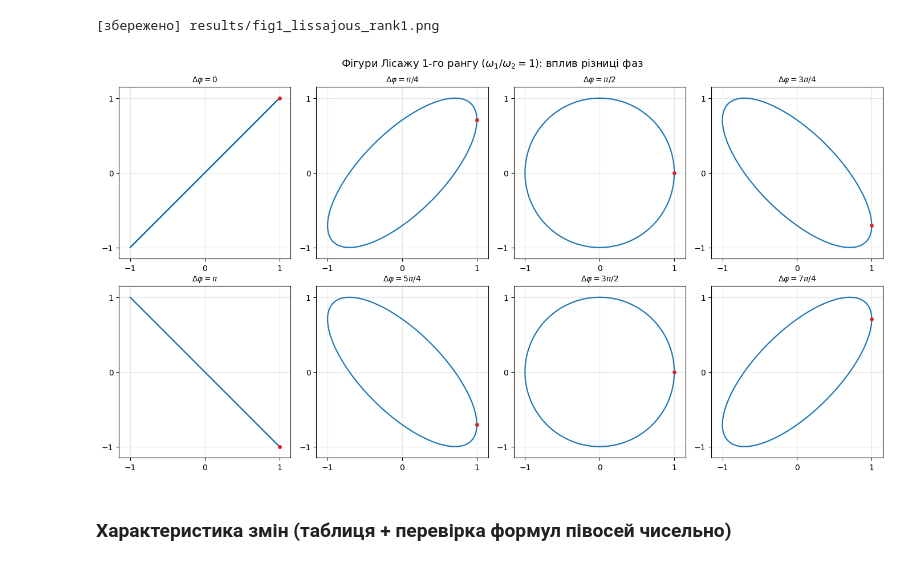
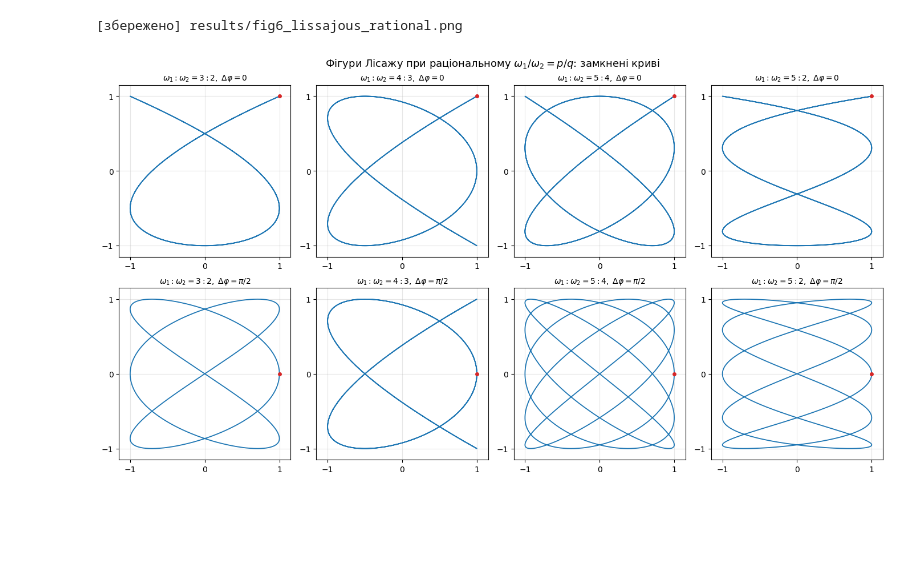
Before and after one commit to sofilukash/math_modeling, a Jupyter notebook: lab1/task1_lissajous_chebyshev.ipynb, the cells around one changed output. Saved outputs shown, nothing was run; the diff lists cells and outputs as text; code cells hidden in the pictures; blank space fills up the shorter version.

```diff
--- a/lab1/task1_lissajous_chebyshev.ipynb
+++ b/lab1/task1_lissajous_chebyshev.ipynb
@@ -61,0 +194,13 @@ $a=\sqrt{1+|\cos\Delta\varphi|}$, $b=\sqrt{1-|\cos\Delta\varphi|}$ (вісь в
+# %%
+# Один повний період биття: усі проміжні фігури накладаються
+fig, axes = plt.subplots(1, 2, figsize=(11, 5.5))
+for ax, (w1, w2, rank) in zip(axes, [(1.02, 1.0, 1), (2.02, 1.0, 2)]):
+    tb = np.linspace(0, 2 * np.pi / (w1 - rank * w2), 60000)
+    x, y = lissajous(w1, w2, 0, 0, tb)
+    ax.plot(x, y, lw=0.3)
+    ax.set_aspect("equal")
+    ax.set_title(rf"$\omega_1/\omega_2={w1}$, $t\in[0,\,T]$", fontsize=11)
+fig.suptitle(r"Траєкторія за повний період биття $T=2\pi/\delta$", fontsize=12)
+fig.tight_layout()
+save(fig, "fig5_lissajous_beat.png")
+plt.show()
@@ -62,17 +217,17 @@ $a=\sqrt{1+|\cos\Delta\varphi|}$, $b=\sqrt{1-|\cos\Delta\varphi|}$ (вісь в
 # %%
-t = np.linspace(0, 2 * np.pi, 2000)
+# Раціональні відношення p:q — замкнені криві
+ratios = [(3, 2), (4, 3), (5, 4), (5, 2)]
+t = np.linspace(0, 2 * np.pi, 6000)
 
 fig, axes = plt.subplots(2, 4, figsize=(14, 7.5))
-for k, ax in enumerate(axes.ravel()):
-    dphi = k * np.pi / 4
-    x, y = lissajous(1, 1, 0, dphi, t)
-    draw(ax, x, y, rf"$\Delta\varphi={PHASE_LABELS[k]}$")
-fig.suptitle(r"Фігури Лісажу 1-го рангу ($\omega_1/\omega_2=1$): вплив різниці фаз", fontsize=13)
-fig.tight_layout()
-save(fig, "fig1_lissajous_rank1.png")
+for col, (p, q) in enumerate(ratios):
+    for row, (dphi, lab) in enumerate([(0.0, "0"), (np.pi / 2, r"\pi/2")]):
+        x, y = lissajous(p, q, 0, dphi, t)
+        draw(axes[row, col], x, y, rf"$\omega_1:\omega_2={p}:{q},\ \Delta\varphi={lab}$", lw=1.3)
+fig.suptitle(r"Фігури Лісажу при раціональному $\omega_1/\omega_2=p/q$: замкнені криві", fontsize=13)
+fig.tight_layout(h_pad=2)
+save(fig, "fig6_lissajous_rational.png")
 plt.show()
 # %% [output]
-[збережено] results/fig1_lissajous_rank1.png
+[збережено] results/fig6_lissajous_rational.png
-[figure, old version]
+[figure, new version]
-# %% [markdown]
-### Характеристика змін (таблиця + перевірка формул півосей чисельно)
```
Also changed, not shown: parts of 25 cells of this notebook.
